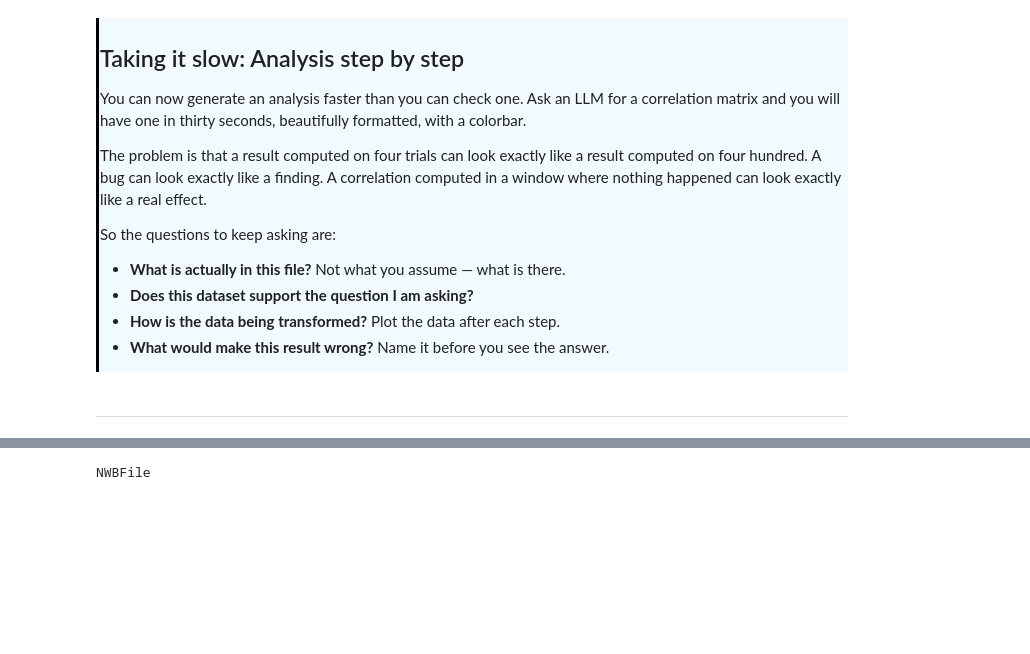
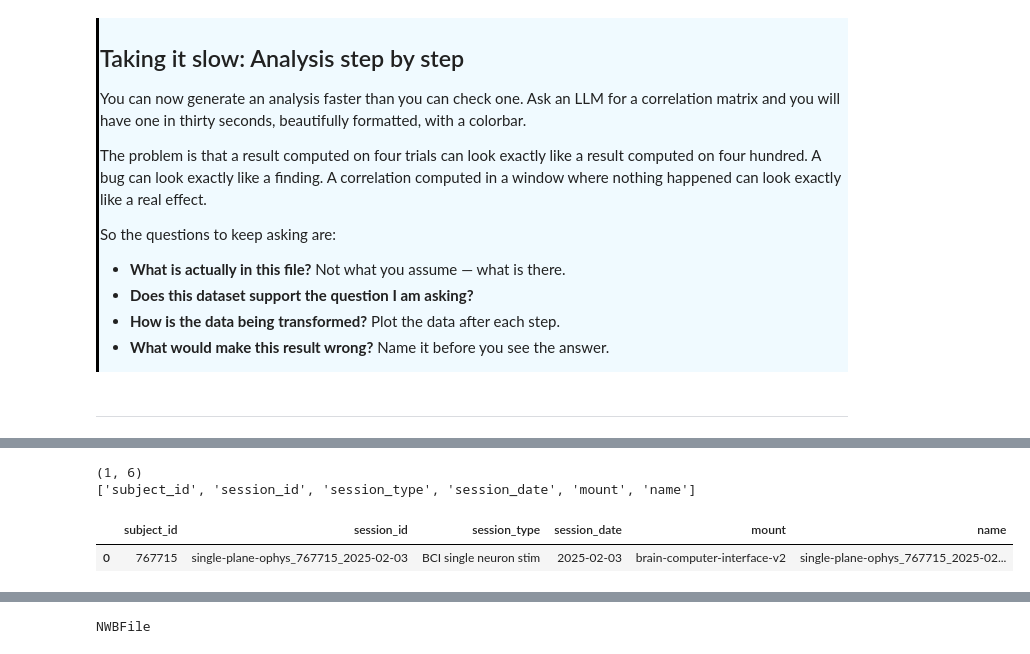
Before and after one commit to AllenSWDB/SWDB_Data_Intro, a Jupyter notebook: code/solutions/ProblemSet-Solutions-BCI.ipynb, the cells around one changed output, grey strips where cells are left out. Cells and saved outputs as stored; diff of their text form; code cells hidden in the pictures; blank space fills up the shorter version.

Commit message:
update pynwb version and update metadata notebook

```diff
--- a/code/solutions/ProblemSet-Solutions-BCI.ipynb
+++ b/code/solutions/ProblemSet-Solutions-BCI.ipynb
@@ -120,0 +121,10 @@ nwb_path
+# %%
+metadata = pd.read_csv(os.path.join('code_metadata', 'bci_session_metadata.csv'))
+print(metadata.shape)
+print(metadata.columns.tolist())
+metadata.head()
+# %% [output]
+(1, 6)
+['subject_id', 'session_id', 'session_type', 'session_date', 'mount', 'name']
+|  | subject_id | session_id | session_type | session_date | mount | name |
+| 0 | 767715 | single-plane-ophys_767715_2025-02-03 | BCI single neuron stim | 2025-02-03 | brain-computer-interface-v2 | single-plane-ophys_767715_2025-02... |
```
Also changed, not shown: parts of 22 cells of this notebook, 7 other files.
